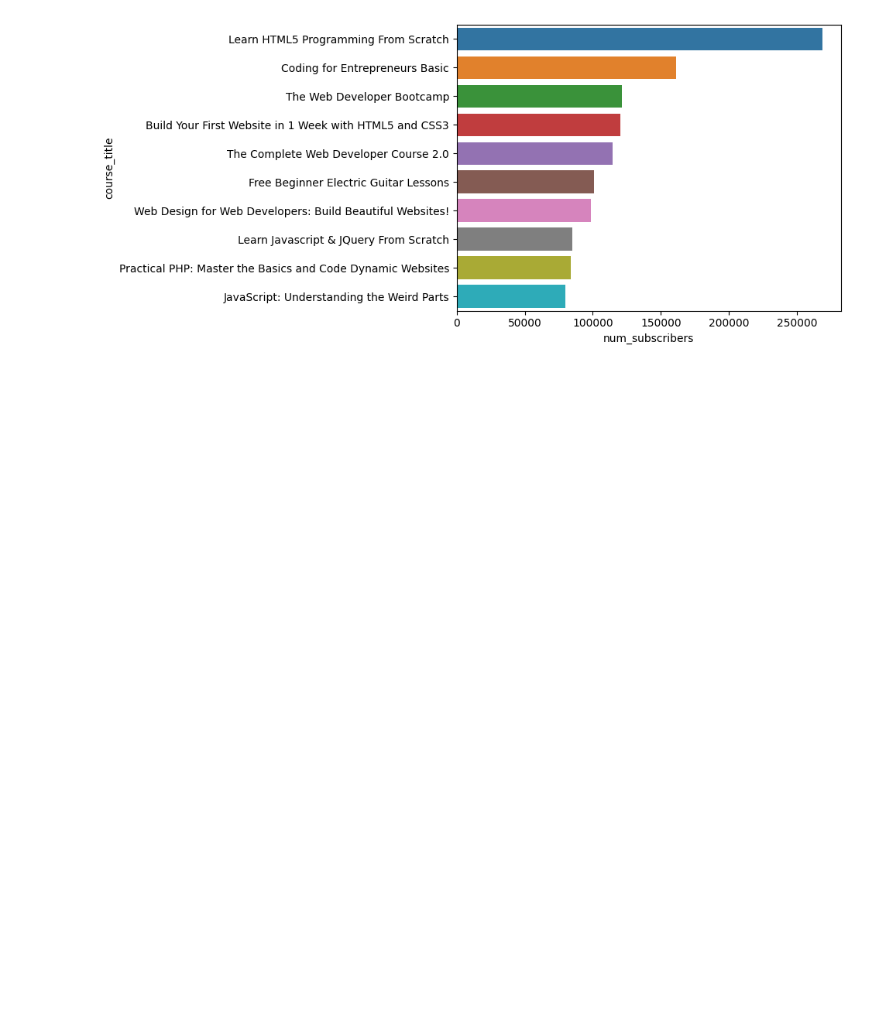
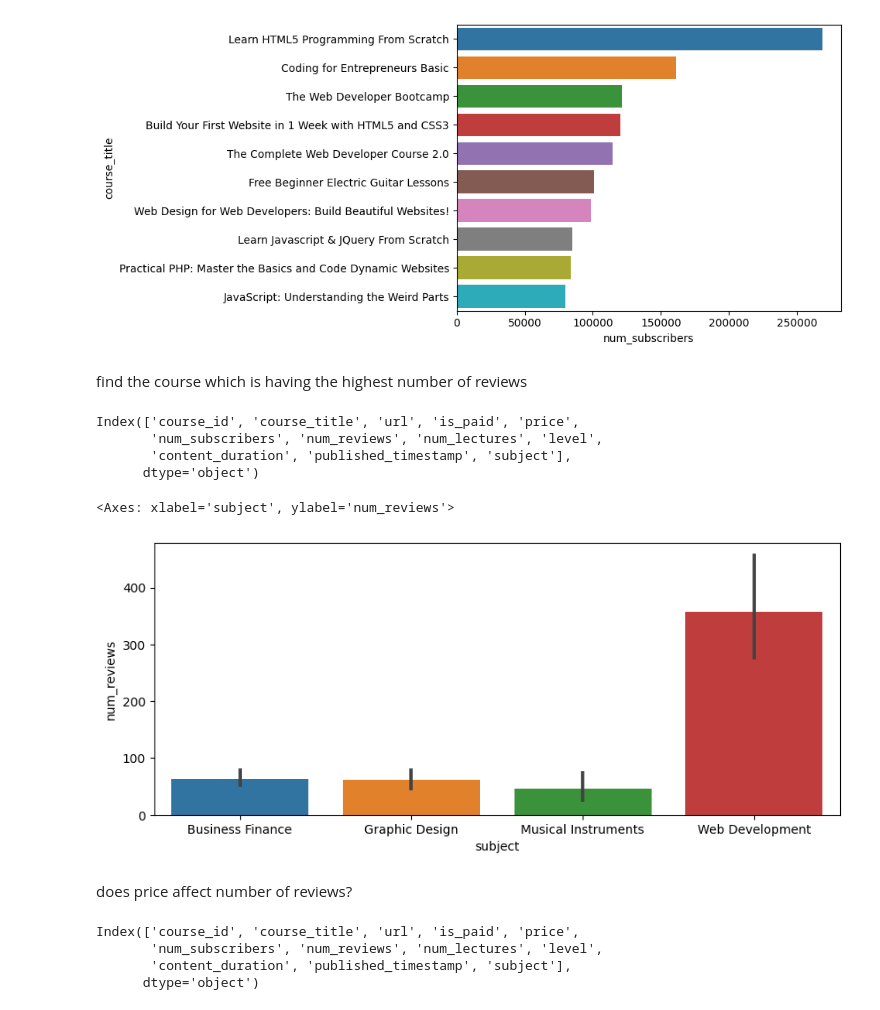
Before and after one commit to fauziahmilda/machine_learning_preparation, a Jupyter notebook: data_analysis/Project-4.ipynb, the cells around one changed output. Saved outputs shown, nothing was run; the diff lists cells and outputs as text; code cells hidden in the pictures; blank space fills up the shorter version.

Commit message:
update data analysis project

```diff
--- a/data_analysis/Project-4.ipynb
+++ b/data_analysis/Project-4.ipynb
@@ -292,3 +292,27 @@ sns.barplot(x="num_subscribers", y="course_title", data=top_ten)
 # %% [output]
 <Axes: xlabel='num_subscribers', ylabel='course_title'>
 [figure]
+# %% [markdown]
+find the course which is having the highest number of reviews
+# %%
+data.columns
+# %% [output]
+Index(['course_id', 'course_title', 'url', 'is_paid', 'price',
+       'num_subscribers', 'num_reviews', 'num_lectures', 'level',
+       'content_duration', 'published_timestamp', 'subject'],
+      dtype='object')
+# %%
+plt.figure(figsize=(10,4))
+sns.barplot(x="subject", y="num_reviews", data=data)
+# %% [output]
+<Axes: xlabel='subject', ylabel='num_reviews'>
+[figure, added]
+# %% [markdown]
+does price affect number of reviews?
+# %%
+data.columns
+# %% [output]
+Index(['course_id', 'course_title', 'url', 'is_paid', 'price',
+       'num_subscribers', 'num_reviews', 'num_lectures', 'level',
+       'content_duration', 'published_timestamp', 'subject'],
+      dtype='object')
```
Also changed, not shown: parts of 25 cells of this notebook.
